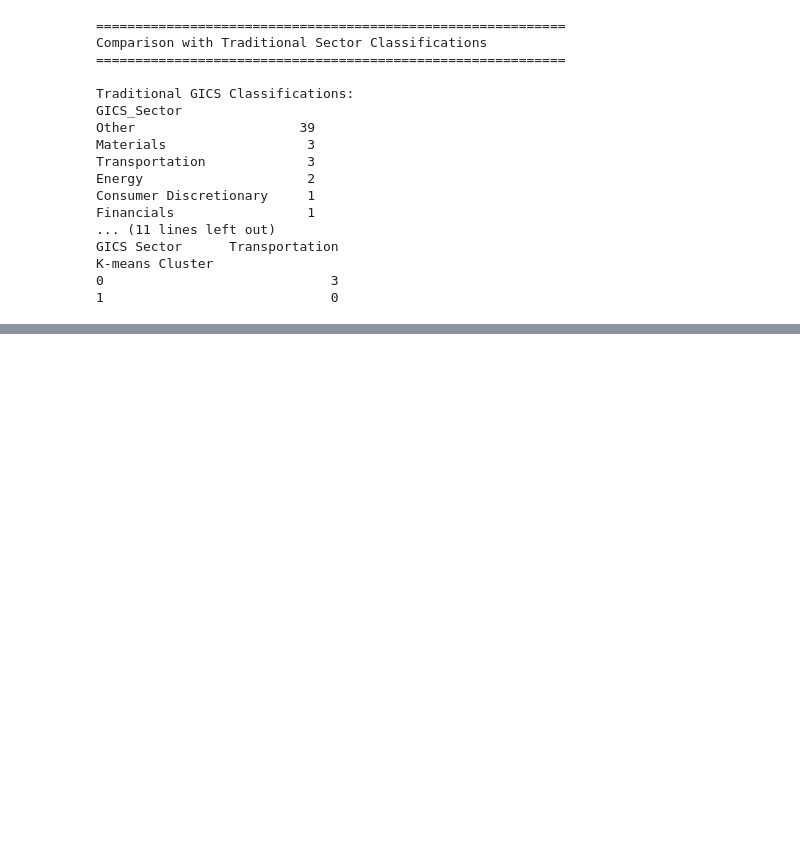
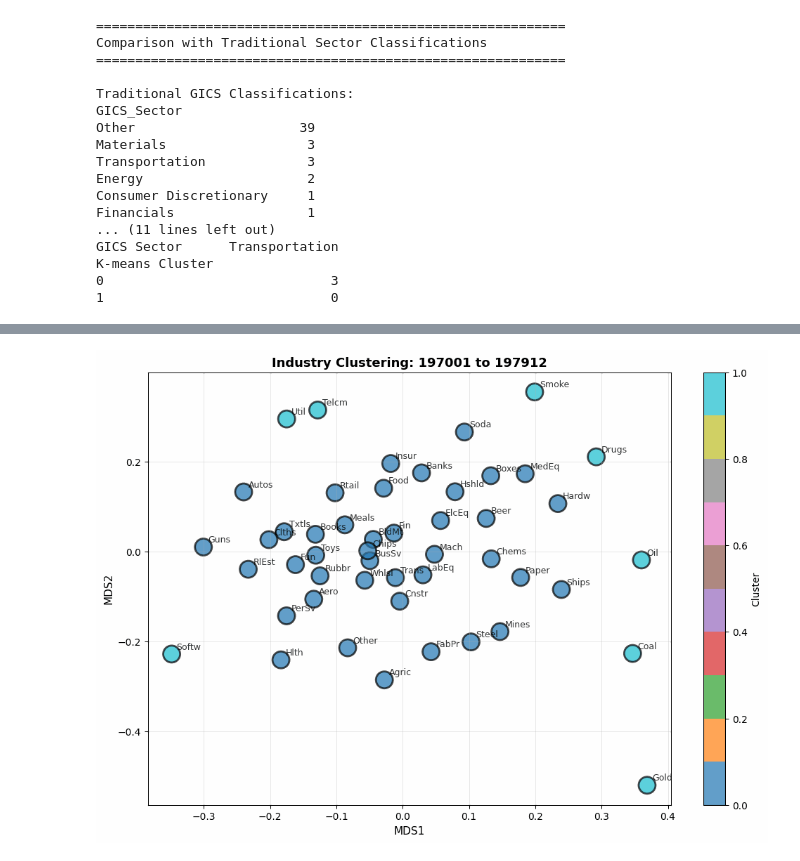
Before and after one commit to mscmsc-ops/Big_data, a Jupyter notebook: Main.ipynb, the cells around one changed output, grey strips where cells are left out. Cells and saved outputs as stored; diff of their text form; code cells hidden in the pictures; blank space fills up the shorter version.

```diff
--- a/Main.ipynb
+++ b/Main.ipynb
@@ -817,0 +1413,9 @@ Analysis complete. Results ready for presentation.
+# %%
+# display the generated GIF in the notebook (if supported)
+try:
+    from IPython.display import Image as IPImage
+    display(IPImage(filename=output_path))
+except ImportError:
+    print("IPython not available - cannot display GIF in notebook")
+# %% [output]
+[figure, added]
```
Also changed, not shown: parts of 31 cells of this notebook, 3 other files.
